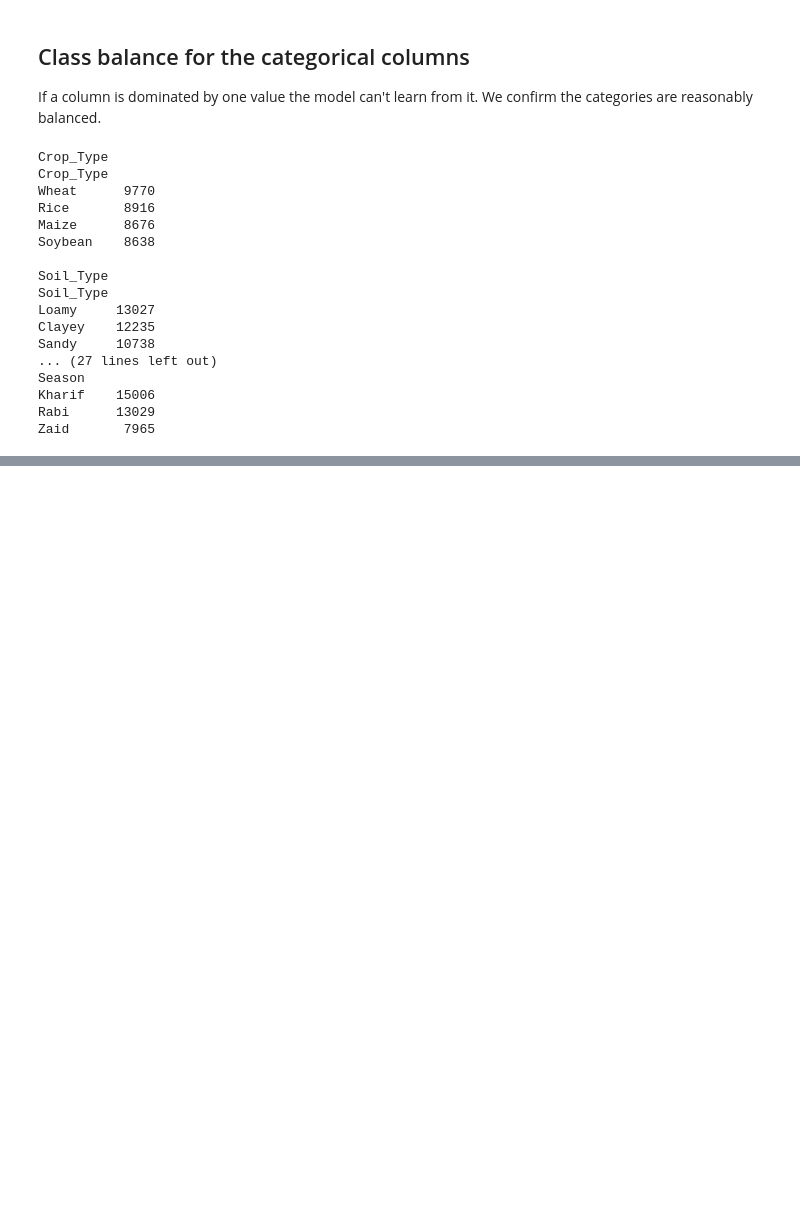
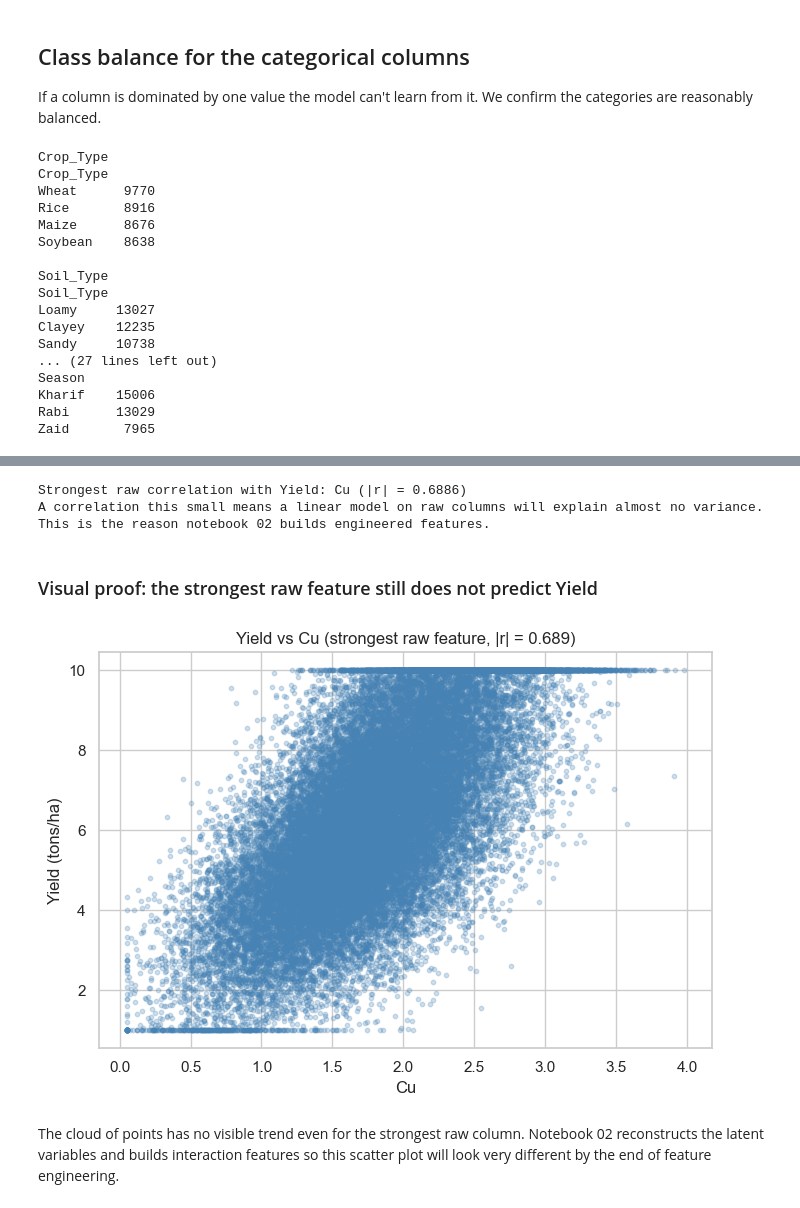
Before and after one commit to Mrnidhi/DATA245_Project, a Jupyter notebook: notebooks/01_eda.ipynb, the cells around one changed output, grey strips where cells are left out. Cells and saved outputs as stored; diff of their text form; code cells hidden in the pictures; blank space fills up the shorter version.

```diff
--- a/notebooks/01_eda.ipynb
+++ b/notebooks/01_eda.ipynb
@@ -194,0 +209,5 @@ Zaid       7965
+# %%
+corr_with_yield = num_df.corr()['Yield'].drop('Yield')
+corr_with_yield = corr_with_yield.reindex(corr_with_yield.abs().sort_values(ascending=False).index)
+print('Top 15 absolute correlations with Yield:')
+corr_with_yield.head(15).round(4)
@@ -194,0 +232,25 @@ Zaid       7965
+# %%
+max_abs = corr_with_yield.abs().max()
+max_col = corr_with_yield.abs().idxmax()
+print(f'Strongest raw correlation with Yield: {max_col} (|r| = {max_abs:.4f})')
+print(f'A correlation this small means a linear model on raw columns will explain almost no variance.')
+print(f'This is the reason notebook 02 builds engineered features.')
+# %% [output]
+Strongest raw correlation with Yield: Cu (|r| = 0.6886)
+A correlation this small means a linear model on raw columns will explain almost no variance.
+This is the reason notebook 02 builds engineered features.
+# %% [markdown]
+### Visual proof: the strongest raw feature still does not predict Yield
+# %%
+fig, ax = plt.subplots(figsize=(7, 5))
+ax.scatter(df[max_col], df['Yield'], color='steelblue', alpha=0.25, s=10)
+ax.set_xlabel(max_col)
+ax.set_ylabel('Yield (tons/ha)')
+ax.set_title(f'Yield vs {max_col} (strongest raw feature, |r| = {max_abs:.3f})')
+fig.tight_layout()
+fig.savefig(FIG_DIR / 'eda_strongest_raw_vs_yield.png', dpi=150, bbox_inches='tight')
+plt.show()
+# %% [output]
+[figure, added]
+# %% [markdown]
+The cloud of points has no visible trend even for the strongest raw column. Notebook 02 reconstructs the latent variables and builds interaction features so this scatter plot will look very different by the end of feature engineering.
```
Also changed, not shown: parts of 3 cells of this notebook.
